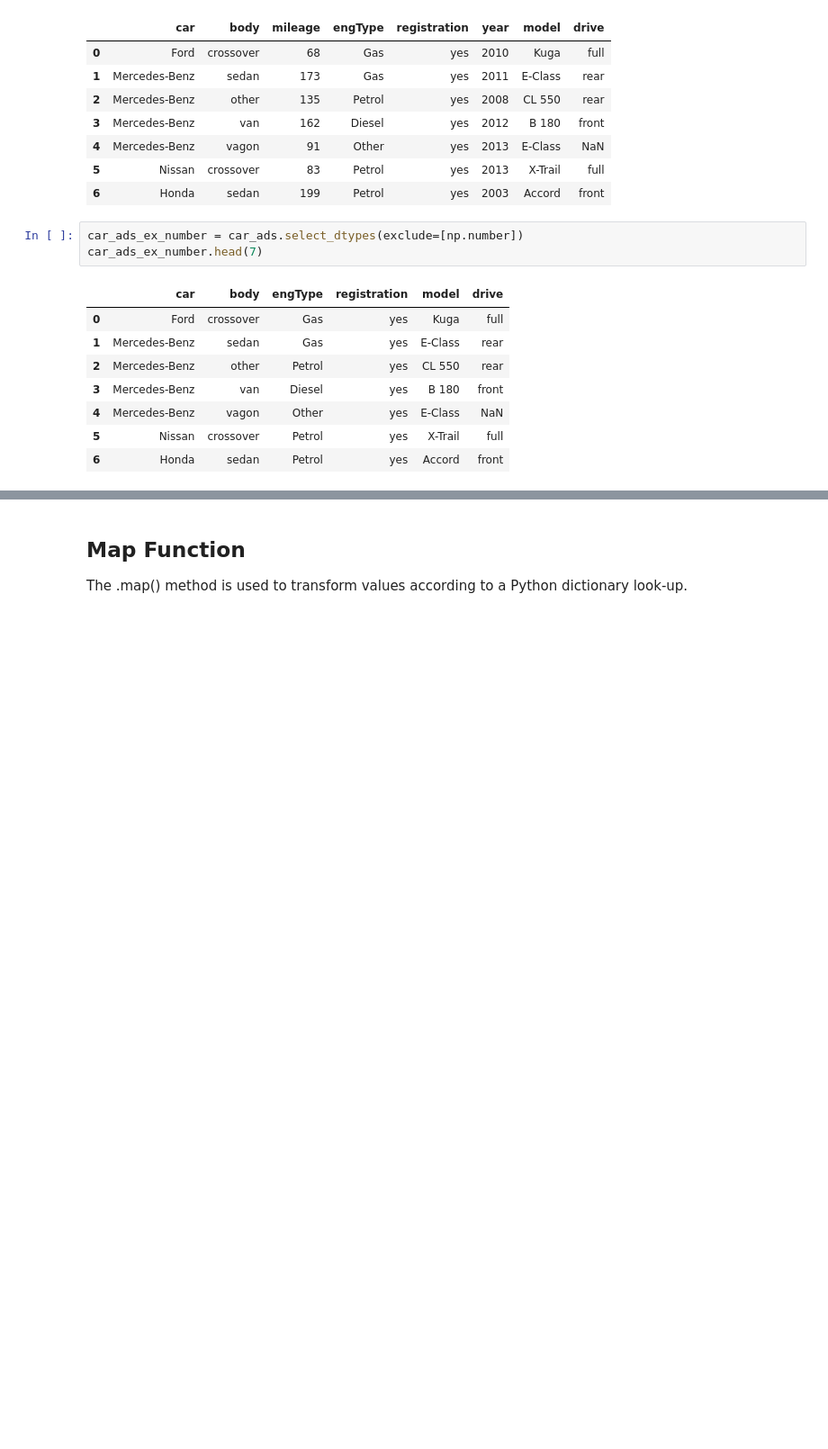
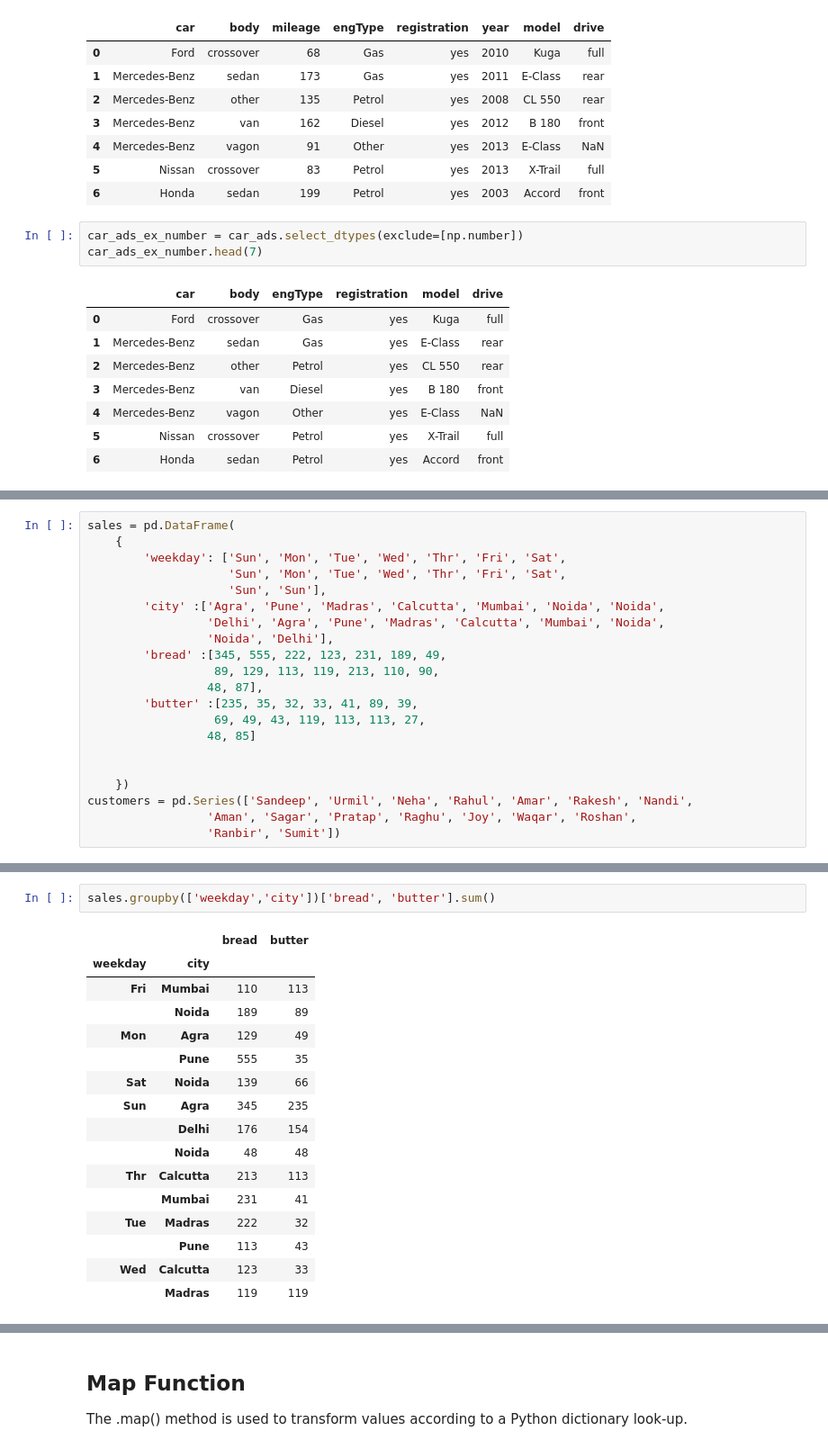
Before and after one commit to amdgd/team-old, a Jupyter notebook: src/Data Wrangling/Pandas_Basics.ipynb, the cells around one changed output, grey strips where cells are left out. Shown: that part at 90% size. Saved outputs shown, nothing was run; the diff lists cells and outputs as text; blank space fills up the shorter version.

```diff
--- a/src/Data Wrangling/Pandas_Basics.ipynb
+++ b/src/Data Wrangling/Pandas_Basics.ipynb
@@ -367,0 +518,21 @@ car_ads_ex_number.head(7)
+# %%
+sales = pd.DataFrame(
+    {
+        'weekday': ['Sun', 'Mon', 'Tue', 'Wed', 'Thr', 'Fri', 'Sat',
+                    'Sun', 'Mon', 'Tue', 'Wed', 'Thr', 'Fri', 'Sat',
+                    'Sun', 'Sun'],
+        'city' :['Agra', 'Pune', 'Madras', 'Calcutta', 'Mumbai', 'Noida', 'Noida',
+                 'Delhi', 'Agra', 'Pune', 'Madras', 'Calcutta', 'Mumbai', 'Noida',
+                 'Noida', 'Delhi'],
+        'bread' :[345, 555, 222, 123, 231, 189, 49,
+                  89, 129, 113, 119, 213, 110, 90,
+                 48, 87],
+        'butter' :[235, 35, 32, 33, 41, 89, 39,
+                  69, 49, 43, 119, 113, 113, 27,
+                 48, 85]
+
+
+    })
+customers = pd.Series(['Sandeep', 'Urmil', 'Neha', 'Rahul', 'Amar', 'Rakesh', 'Nandi',
+                 'Aman', 'Sagar', 'Pratap', 'Raghu', 'Joy', 'Waqar', 'Roshan',
+                 'Ranbir', 'Sumit'])
@@ -367,0 +569,19 @@ car_ads_ex_number.head(7)
+# %%
+sales.groupby(['weekday','city'])['bread', 'butter'].sum()
+# %% [output]
+|  |  | bread | butter |
+| weekday | city |  |  |
+| Fri | Mumbai | 110 | 113 |
+|  | Noida | 189 | 89 |
+| Mon | Agra | 129 | 49 |
+|  | Pune | 555 | 35 |
+| Sat | Noida | 139 | 66 |
+| Sun | Agra | 345 | 235 |
+|  | Delhi | 176 | 154 |
+|  | Noida | 48 | 48 |
+| Thr | Calcutta | 213 | 113 |
+|  | Mumbai | 231 | 41 |
+| Tue | Madras | 222 | 32 |
+|  | Pune | 113 | 43 |
+| Wed | Calcutta | 123 | 33 |
+|  | Madras | 119 | 119 |
```
Also changed, not shown: parts of 20 cells of this notebook, 14 other files.
